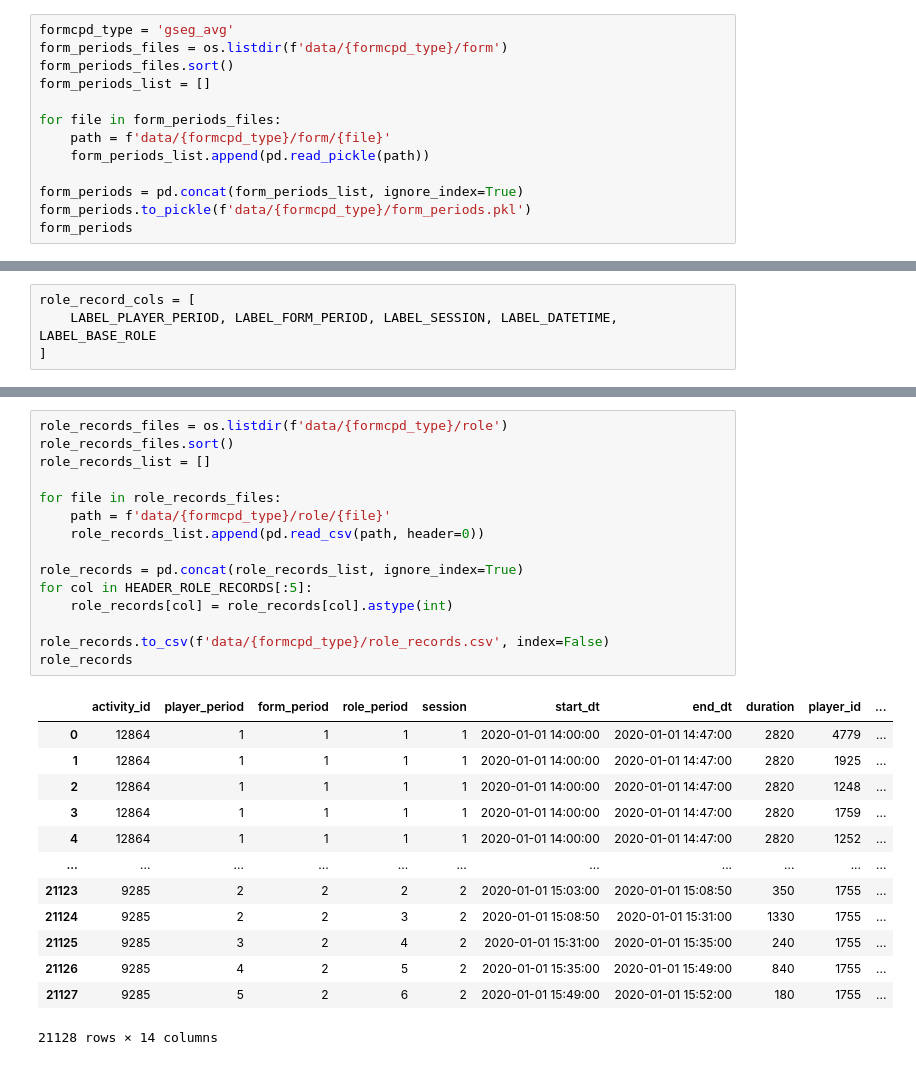
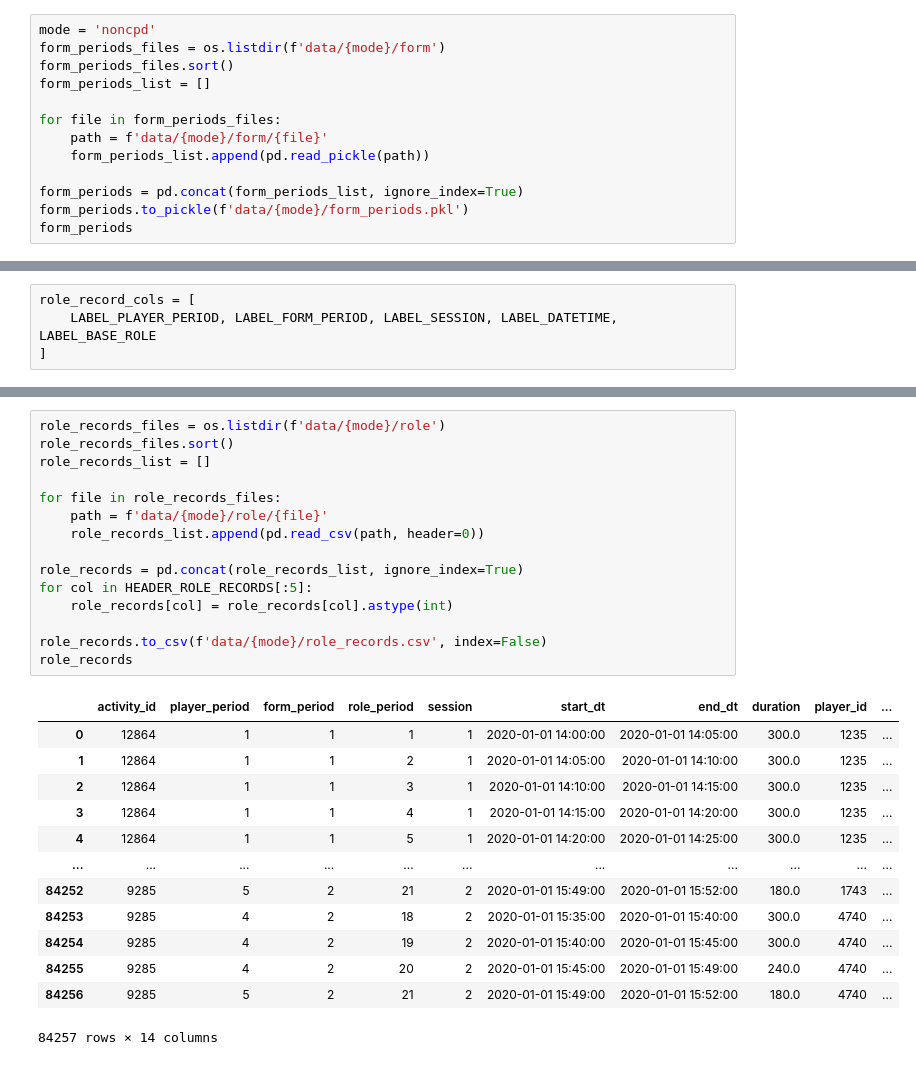
Before and after one commit to pientist/soccercpd, a Jupyter notebook: notebooks/0_data_wrangler.ipynb, the cells around one changed output, grey strips where cells are left out. Saved outputs shown, nothing was run; the diff lists cells and outputs as text.

```diff
--- a/notebooks/0_data_wrangler.ipynb
+++ b/notebooks/0_data_wrangler.ipynb
@@ -28,16 +28,16 @@ Instead, we directly share the `form_periods.pkl`, `role_periods.csv`, and `role
 # %% [markdown]
 ### Merging formation period records
 # %%
-formcpd_type = 'gseg_avg'
-form_periods_files = os.listdir(f'data/{formcpd_type}/form')
+mode = 'noncpd'
+form_periods_files = os.listdir(f'data/{mode}/form')
 form_periods_files.sort()
 form_periods_list = []
 
 for file in form_periods_files:
-    path = f'data/{formcpd_type}/form/{file}'
+    path = f'data/{mode}/form/{file}'
     form_periods_list.append(pd.read_pickle(path))
 
 form_periods = pd.concat(form_periods_list, ignore_index=True)
-form_periods.to_pickle(f'data/{formcpd_type}/form_periods.pkl')
+form_periods.to_pickle(f'data/{mode}/form_periods.pkl')
 form_periods
 # %% [output]
@@ -152,31 +151,31 @@ pd.read_csv(target_paths[0], header=0)
 | 8 | 12864 | 1 | 1 | 1 | 1 | 2020-01-01 14:00:00 | 2020-01-01 14:47:00 | 2820 | 6088 | ... |
 | 9 | 12864 | 1 | 1 | 1 | 1 | 2020-01-01 14:00:00 | 2020-01-01 14:47:00 | 2820 | 1773 | ... |
 # %%
-role_records_files = os.listdir(f'data/{formcpd_type}/role')
+role_records_files = os.listdir(f'data/{mode}/role')
 role_records_files.sort()
 role_records_list = []
 
 for file in role_records_files:
-    path = f'data/{formcpd_type}/role/{file}'
+    path = f'data/{mode}/role/{file}'
     role_records_list.append(pd.read_csv(path, header=0))
 
 role_records = pd.concat(role_records_list, ignore_index=True)
 for col in HEADER_ROLE_RECORDS[:5]:
     role_records[col] = role_records[col].astype(int)
 
-role_records.to_csv(f'data/{formcpd_type}/role_records.csv', index=False)
+role_records.to_csv(f'data/{mode}/role_records.csv', index=False)
 role_records
 # %% [output]
 |  | activity_id | player_period | form_period | role_period | session | start_dt | end_dt | duration | player_id | ... |
-| 0 | 12864 | 1 | 1 | 1 | 1 | 2020-01-01 14:00:00 | 2020-01-01 14:47:00 | 2820 | 4779 | ... |
-| 1 | 12864 | 1 | 1 | 1 | 1 | 2020-01-01 14:00:00 | 2020-01-01 14:47:00 | 2820 | 1925 | ... |
-| 2 | 12864 | 1 | 1 | 1 | 1 | 2020-01-01 14:00:00 | 2020-01-01 14:47:00 | 2820 | 1248 | ... |
-| 3 | 12864 | 1 | 1 | 1 | 1 | 2020-01-01 14:00:00 | 2020-01-01 14:47:00 | 2820 | 1759 | ... |
-| 4 | 12864 | 1 | 1 | 1 | 1 | 2020-01-01 14:00:00 | 2020-01-01 14:47:00 | 2820 | 1252 | ... |
+| 0 | 12864 | 1 | 1 | 1 | 1 | 2020-01-01 14:00:00 | 2020-01-01 14:05:00 | 300.0 | 1235 | ... |
+| 1 | 12864 | 1 | 1 | 2 | 1 | 2020-01-01 14:05:00 | 2020-01-01 14:10:00 | 300.0 | 1235 | ... |
+| 2 | 12864 | 1 | 1 | 3 | 1 | 2020-01-01 14:10:00 | 2020-01-01 14:15:00 | 300.0 | 1235 | ... |
+| 3 | 12864 | 1 | 1 | 4 | 1 | 2020-01-01 14:15:00 | 2020-01-01 14:20:00 | 300.0 | 1235 | ... |
+| 4 | 12864 | 1 | 1 | 5 | 1 | 2020-01-01 14:20:00 | 2020-01-01 14:25:00 | 300.0 | 1235 | ... |
 | ... | ... | ... | ... | ... | ... | ... | ... | ... | ... | ... |
-| 21123 | 9285 | 2 | 2 | 2 | 2 | 2020-01-01 15:03:00 | 2020-01-01 15:08:50 | 350 | 1755 | ... |
-| 21124 | 9285 | 2 | 2 | 3 | 2 | 2020-01-01 15:08:50 | 2020-01-01 15:31:00 | 1330 | 1755 | ... |
-| 21125 | 9285 | 3 | 2 | 4 | 2 | 2020-01-01 15:31:00 | 2020-01-01 15:35:00 | 240 | 1755 | ... |
-| 21126 | 9285 | 4 | 2 | 5 | 2 | 2020-01-01 15:35:00 | 2020-01-01 15:49:00 | 840 | 1755 | ... |
-| 21127 | 9285 | 5 | 2 | 6 | 2 | 2020-01-01 15:49:00 | 2020-01-01 15:52:00 | 180 | 1755 | ... |
+| 84252 | 9285 | 5 | 2 | 21 | 2 | 2020-01-01 15:49:00 | 2020-01-01 15:52:00 | 180.0 | 1743 | ... |
+| 84253 | 9285 | 4 | 2 | 18 | 2 | 2020-01-01 15:35:00 | 2020-01-01 15:40:00 | 300.0 | 4740 | ... |
+| 84254 | 9285 | 4 | 2 | 19 | 2 | 2020-01-01 15:40:00 | 2020-01-01 15:45:00 | 300.0 | 4740 | ... |
+| 84255 | 9285 | 4 | 2 | 20 | 2 | 2020-01-01 15:45:00 | 2020-01-01 15:49:00 | 240.0 | 4740 | ... |
+| 84256 | 9285 | 5 | 2 | 21 | 2 | 2020-01-01 15:49:00 | 2020-01-01 15:52:00 | 180.0 | 4740 | ... |
-21128 rows × 14 columns
+84257 rows × 14 columns
```
Also changed, not shown: parts of 7 cells of this notebook, 11 other files.
